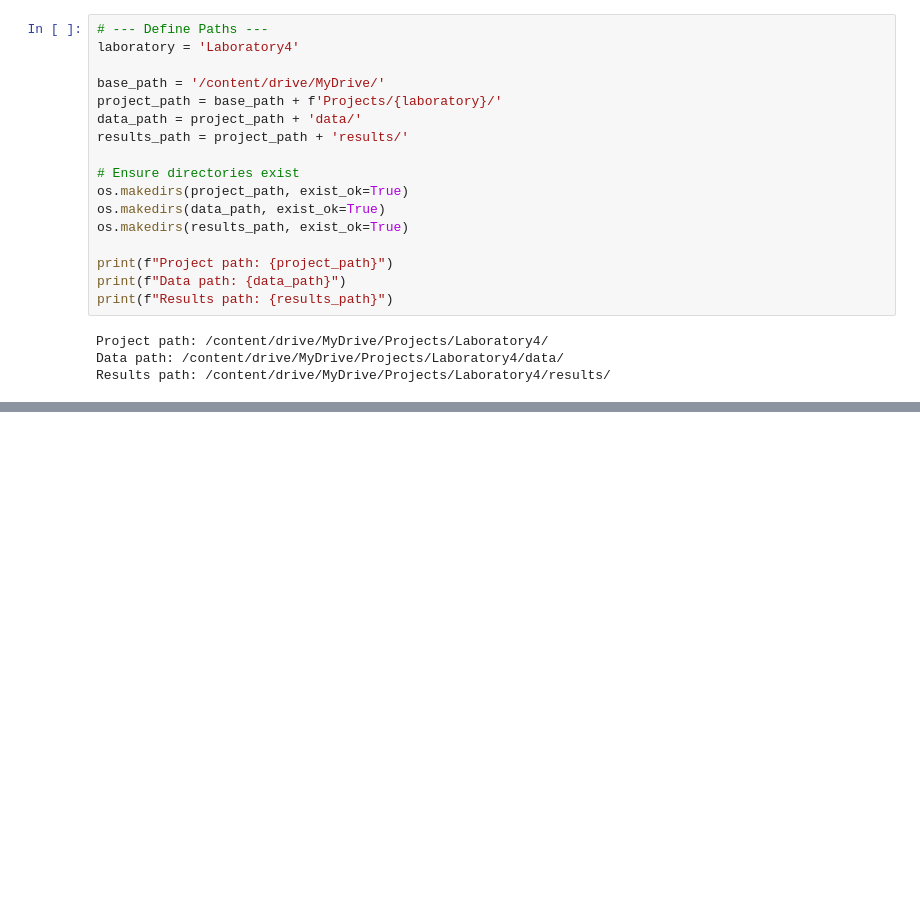
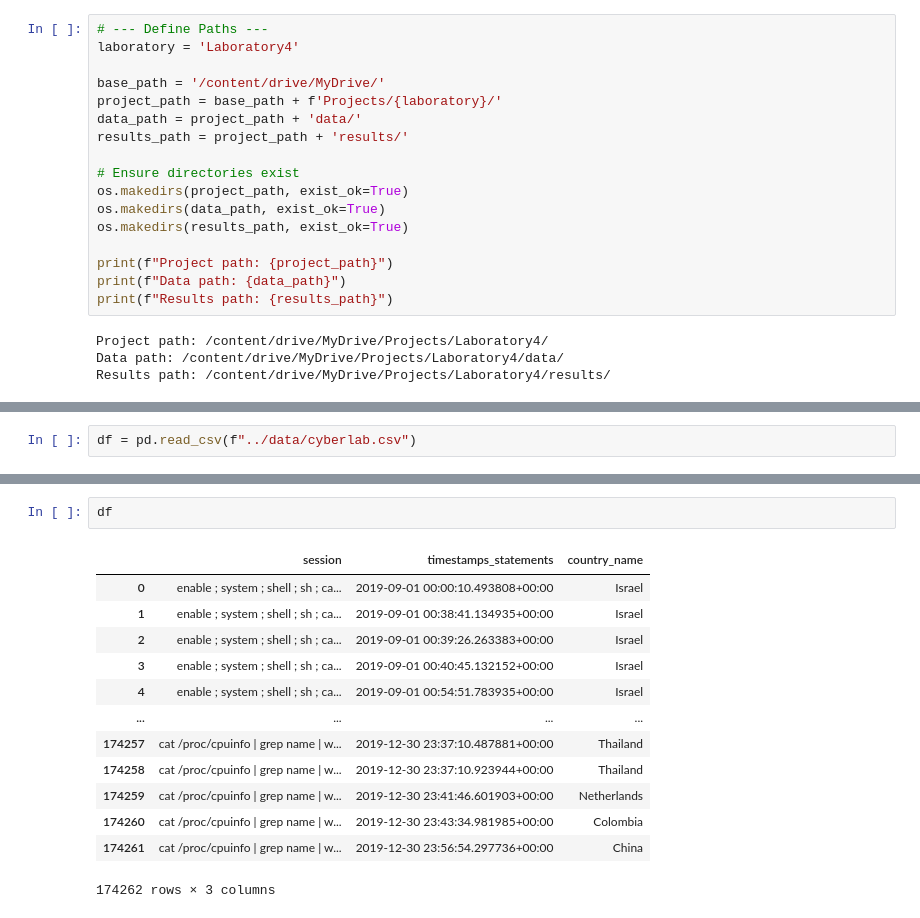
Before and after one commit to RenatoMignone/attack-tactic-recognition-nlp, a Jupyter notebook: lab/notebooks/Task4.ipynb, the cells around one changed output, grey strips where cells are left out. Drawn from its saved outputs; the diff is of its cells as text; blank space fills up the shorter version.

```diff
--- a/lab/notebooks/Task4.ipynb
+++ b/lab/notebooks/Task4.ipynb
@@ -640,0 +675,2 @@ test_dataloader = DataLoader(
+# %%
+df = pd.read_csv(f"../data/cyberlab.csv")
@@ -640,0 +685,16 @@ test_dataloader = DataLoader(
+# %%
+df
+# %% [output]
+|  | session | timestamps_statements | country_name |
+| 0 | enable ; system ; shell ; sh ; ca... | 2019-09-01 00:00:10.493808+00:00 | Israel |
+| 1 | enable ; system ; shell ; sh ; ca... | 2019-09-01 00:38:41.134935+00:00 | Israel |
+| 2 | enable ; system ; shell ; sh ; ca... | 2019-09-01 00:39:26.263383+00:00 | Israel |
+| 3 | enable ; system ; shell ; sh ; ca... | 2019-09-01 00:40:45.132152+00:00 | Israel |
+| 4 | enable ; system ; shell ; sh ; ca... | 2019-09-01 00:54:51.783935+00:00 | Israel |
+| ... | ... | ... | ... |
+| 174257 | cat /proc/cpuinfo | grep name | w... | 2019-12-30 23:37:10.487881+00:00 | Thailand |
+| 174258 | cat /proc/cpuinfo | grep name | w... | 2019-12-30 23:37:10.923944+00:00 | Thailand |
+| 174259 | cat /proc/cpuinfo | grep name | w... | 2019-12-30 23:41:46.601903+00:00 | Netherlands |
+| 174260 | cat /proc/cpuinfo | grep name | w... | 2019-12-30 23:43:34.981985+00:00 | Colombia |
+| 174261 | cat /proc/cpuinfo | grep name | w... | 2019-12-30 23:56:54.297736+00:00 | China |
+174262 rows × 3 columns
```
Also changed, not shown: parts of 68 cells of this notebook.
